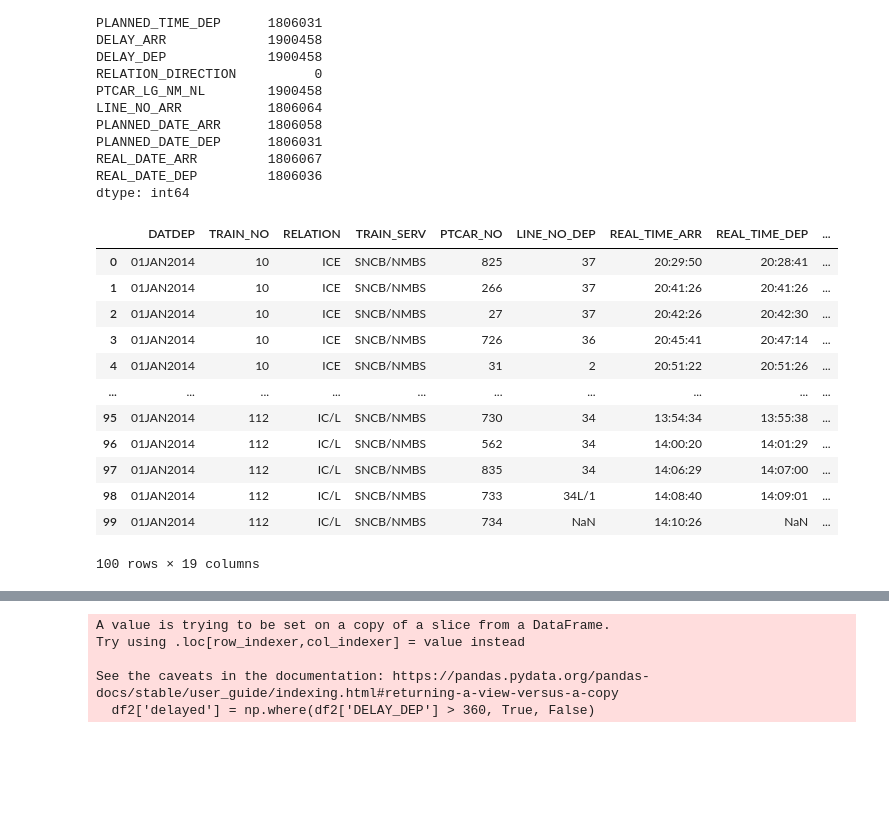
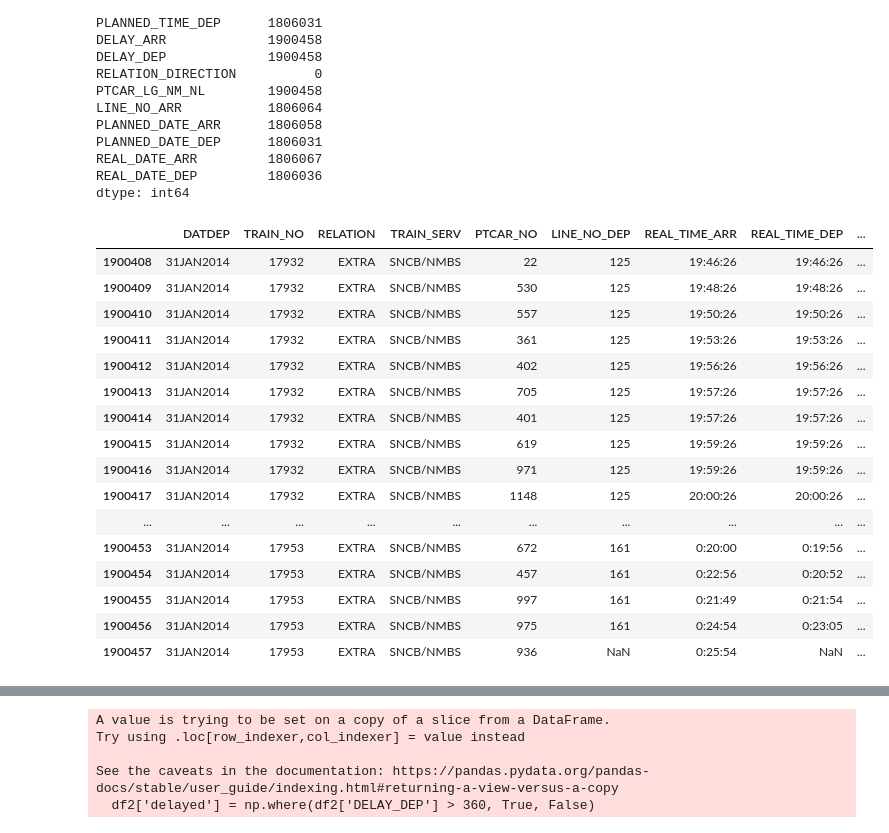
Before and after one commit to ilse-espino/train_delays_belgium, a Jupyter notebook: 1.1-data_discovery.ipynb, the cells around one changed output, grey strips where cells are left out. Cells and saved outputs as stored; diff of their text form; code cells hidden in the pictures; blank space fills up the shorter version.

```diff
--- a/1.1-data_discovery.ipynb
+++ b/1.1-data_discovery.ipynb
@@ -31,21 +31,25 @@ REAL_DATE_DEP         1806036
 dtype: int64
 # %%
 #look at first 100 rows
-df.head(100)
+df.tail(50)
 # %% [output]
 |  | DATDEP | TRAIN_NO | RELATION | TRAIN_SERV | PTCAR_NO | LINE_NO_DEP | REAL_TIME_ARR | REAL_TIME_DEP | ... |
-| 0 | 01JAN2014 | 10 | ICE | SNCB/NMBS | 825 | 37 | 20:29:50 | 20:28:41 | ... |
-| 1 | 01JAN2014 | 10 | ICE | SNCB/NMBS | 266 | 37 | 20:41:26 | 20:41:26 | ... |
-| 2 | 01JAN2014 | 10 | ICE | SNCB/NMBS | 27 | 37 | 20:42:26 | 20:42:30 | ... |
-| 3 | 01JAN2014 | 10 | ICE | SNCB/NMBS | 726 | 36 | 20:45:41 | 20:47:14 | ... |
-| 4 | 01JAN2014 | 10 | ICE | SNCB/NMBS | 31 | 2 | 20:51:22 | 20:51:26 | ... |
+| 1900408 | 31JAN2014 | 17932 | EXTRA | SNCB/NMBS | 22 | 125 | 19:46:26 | 19:46:26 | ... |
+| 1900409 | 31JAN2014 | 17932 | EXTRA | SNCB/NMBS | 530 | 125 | 19:48:26 | 19:48:26 | ... |
+| 1900410 | 31JAN2014 | 17932 | EXTRA | SNCB/NMBS | 557 | 125 | 19:50:26 | 19:50:26 | ... |
+| 1900411 | 31JAN2014 | 17932 | EXTRA | SNCB/NMBS | 361 | 125 | 19:53:26 | 19:53:26 | ... |
+| 1900412 | 31JAN2014 | 17932 | EXTRA | SNCB/NMBS | 402 | 125 | 19:56:26 | 19:56:26 | ... |
+| 1900413 | 31JAN2014 | 17932 | EXTRA | SNCB/NMBS | 705 | 125 | 19:57:26 | 19:57:26 | ... |
+| 1900414 | 31JAN2014 | 17932 | EXTRA | SNCB/NMBS | 401 | 125 | 19:57:26 | 19:57:26 | ... |
+| 1900415 | 31JAN2014 | 17932 | EXTRA | SNCB/NMBS | 619 | 125 | 19:59:26 | 19:59:26 | ... |
+| 1900416 | 31JAN2014 | 17932 | EXTRA | SNCB/NMBS | 971 | 125 | 19:59:26 | 19:59:26 | ... |
+| 1900417 | 31JAN2014 | 17932 | EXTRA | SNCB/NMBS | 1148 | 125 | 20:00:26 | 20:00:26 | ... |
 | ... | ... | ... | ... | ... | ... | ... | ... | ... | ... |
-| 95 | 01JAN2014 | 112 | IC/L | SNCB/NMBS | 730 | 34 | 13:54:34 | 13:55:38 | ... |
-| 96 | 01JAN2014 | 112 | IC/L | SNCB/NMBS | 562 | 34 | 14:00:20 | 14:01:29 | ... |
-| 97 | 01JAN2014 | 112 | IC/L | SNCB/NMBS | 835 | 34 | 14:06:29 | 14:07:00 | ... |
-| 98 | 01JAN2014 | 112 | IC/L | SNCB/NMBS | 733 | 34L/1 | 14:08:40 | 14:09:01 | ... |
-| 99 | 01JAN2014 | 112 | IC/L | SNCB/NMBS | 734 | NaN | 14:10:26 | NaN | ... |
+| 1900453 | 31JAN2014 | 17953 | EXTRA | SNCB/NMBS | 672 | 161 | 0:20:00 | 0:19:56 | ... |
+| 1900454 | 31JAN2014 | 17953 | EXTRA | SNCB/NMBS | 457 | 161 | 0:22:56 | 0:20:52 | ... |
+| 1900455 | 31JAN2014 | 17953 | EXTRA | SNCB/NMBS | 997 | 161 | 0:21:49 | 0:21:54 | ... |
+| 1900456 | 31JAN2014 | 17953 | EXTRA | SNCB/NMBS | 975 | 161 | 0:24:54 | 0:23:05 | ... |
+| 1900457 | 31JAN2014 | 17953 | EXTRA | SNCB/NMBS | 936 | NaN | 0:25:54 | NaN | ... |
-100 rows × 19 columns
 # %%
 #get final destination by grouping per train no. and date of departure
 df['destination'] = df.groupby(['DATDEP', 'TRAIN_NO'], sort=False)['PTCAR_LG_NM_NL'].transform('last')
```
Also changed, not shown: parts of 3 cells of this notebook.
